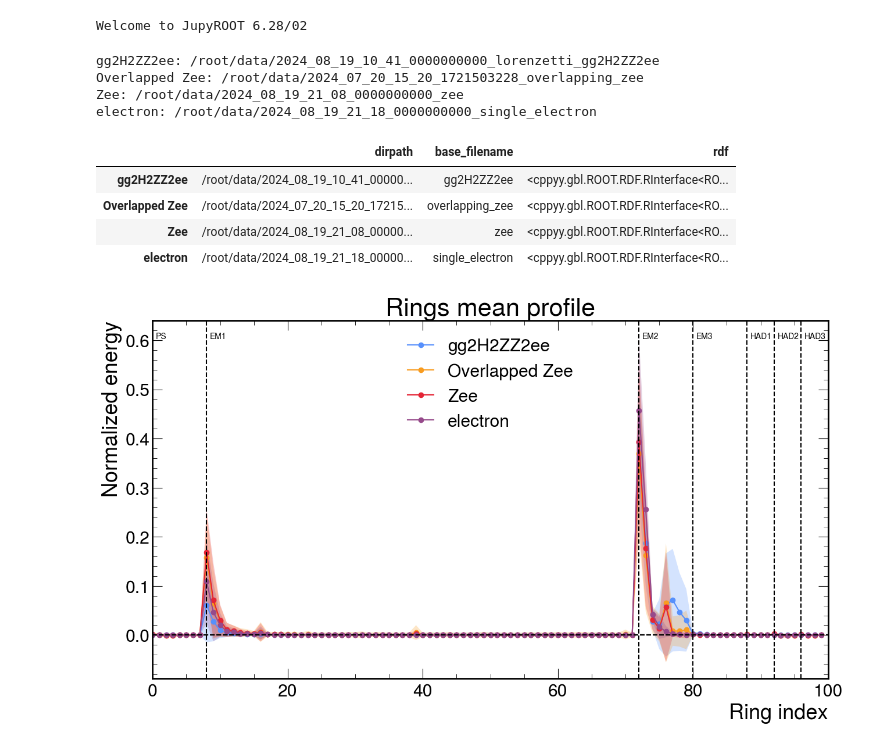
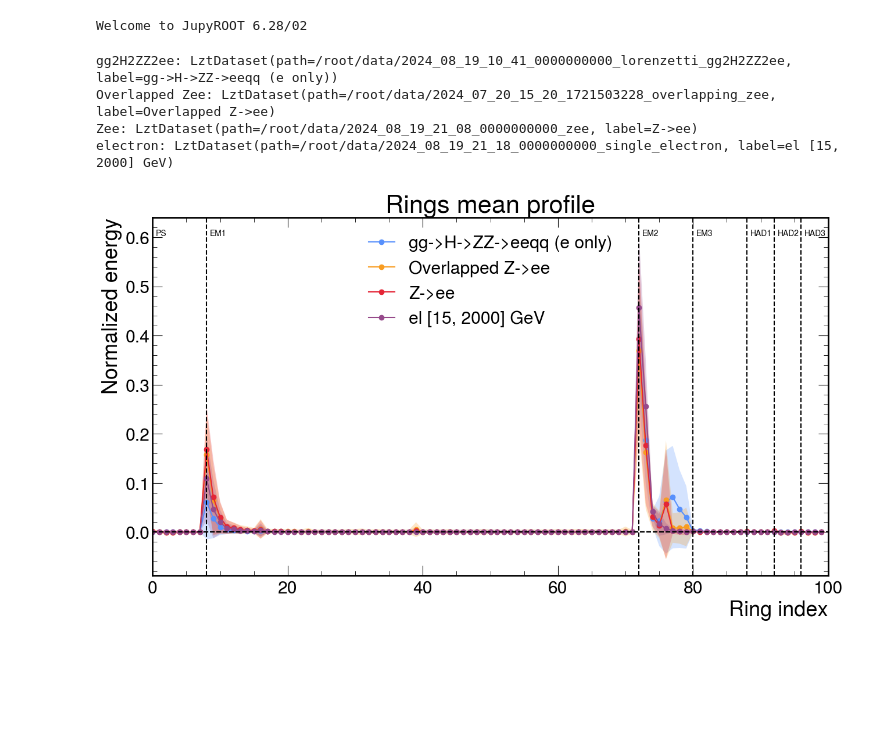
Before and after one commit to lucasbanunes/boosted-lorenzetti, a Jupyter notebook: ring_profiles.ipynb, the cells around one changed output. Saved outputs shown, nothing was run; the diff lists cells and outputs as text; code cells hidden in the pictures; blank space fills up the shorter version.

Commit message:
Updates profiles.ipynb with dataset objects

```diff
--- a/ring_profiles.ipynb
+++ b/ring_profiles.ipynb
@@ -17,54 +20,33 @@ Module libc not found.
 Welcome to JupyROOT 6.28/02
 # %%
 properties = ['dirpath', 'base_filename', 'rdf']
-datasets = pd.DataFrame(columns=properties)
-datasets.loc['gg2H2ZZ2ee'] = {
-    'dirpath': '/root/data/2024_08_19_10_41_0000000000_lorenzetti_gg2H2ZZ2ee',
-    'base_filename': 'gg2H2ZZ2ee',
-}
-datasets.loc['Overlapped Zee'] = {
-    'dirpath': '/root/data/2024_07_20_15_20_1721503228_overlapping_zee',
-    'base_filename': 'overlapping_zee'
-}
-datasets.loc['Zee'] = {
-    'dirpath': '/root/data/2024_08_19_21_08_0000000000_zee',
-    'base_filename': 'zee'
-}
-datasets.loc['electron'] = {
-    'dirpath': '/root/data/2024_08_19_21_18_0000000000_single_electron',
-    'base_filename': 'single_electron'
-}
+datasets: Dict[str, LztDataset] = OrderedDict()
+datasets['gg2H2ZZ2ee'] = LztDataset.from_dir('/root/data/2024_08_19_10_41_0000000000_lorenzetti_gg2H2ZZ2ee')
+datasets['Overlapped Zee'] = LztDataset.from_dir('/root/data/2024_07_20_15_20_1721503228_overlapping_zee')
+datasets['Zee'] = LztDataset.from_dir('/root/data/2024_08_19_21_08_0000000000_zee')
+datasets['electron'] = LztDataset.from_dir('/root/data/2024_08_19_21_18_0000000000_single_electron')
 pdfs = {}
-for label, row in datasets.iterrows():
-    rdf = ROOT.RDataFrame(
-        'events', os.path.join(row['dirpath'], 'NTUPLE', f"{row['base_filename']}.NTUPLE.root")
-    )
+for ds_name, dataset in datasets.items():
+    rdf = dataset.get_ntuple_rdf()
     rings_cols, rdf = open_vector('rings', N_RINGS, rdf)
     column_names = get_column_names(rdf)
     pdf = rdf_to_pandas(rdf, [name for name in column_names if name != 'rings'], nrows=-1)
-    datasets.loc[label, 'rdf'] = rdf
-    pdfs[label] = pdf
-    print(f"{label}: {row['dirpath']}")
-datasets.head()
+    pdfs[ds_name] = pdf
+    print(f"{ds_name}: {dataset}")
 # %% [output]
-gg2H2ZZ2ee: /root/data/2024_08_19_10_41_0000000000_lorenzetti_gg2H2ZZ2ee
-Overlapped Zee: /root/data/2024_07_20_15_20_1721503228_overlapping_zee
-Zee: /root/data/2024_08_19_21_08_0000000000_zee
-electron: /root/data/2024_08_19_21_18_0000000000_single_electron
+gg2H2ZZ2ee: LztDataset(path=/root/data/2024_08_19_10_41_0000000000_lorenzetti_gg2H2ZZ2ee, label=gg->H->ZZ->eeqq (e only))
+Overlapped Zee: LztDataset(path=/root/data/2024_07_20_15_20_1721503228_overlapping_zee, label=Overlapped Z->ee)
+Zee: LztDataset(path=/root/data/2024_08_19_21_08_0000000000_zee, label=Z->ee)
+electron: LztDataset(path=/root/data/2024_08_19_21_18_0000000000_single_electron, label=el [15, 2000] GeV)
-|  | dirpath | base_filename | rdf |
-| gg2H2ZZ2ee | /root/data/2024_08_19_10_41_00000... | gg2H2ZZ2ee | <cppyy.gbl.ROOT.RDF.RInterface<RO... |
-| Overlapped Zee | /root/data/2024_07_20_15_20_17215... | overlapping_zee | <cppyy.gbl.ROOT.RDF.RInterface<RO... |
-| Zee | /root/data/2024_08_19_21_08_00000... | zee | <cppyy.gbl.ROOT.RDF.RInterface<RO... |
-| electron | /root/data/2024_08_19_21_18_00000... | single_electron | <cppyy.gbl.ROOT.RDF.RInterface<RO... |
 # %%
-output_dir = '/root/data/plots'
+output_dir = '/root/data/dataset_comparisons'
 os.makedirs(output_dir, exist_ok=True)
 # %%
 fig, ax = plt.subplots(figsize=(15, 8))
 n_datasets = len(datasets)
-for i, (label, row) in enumerate(datasets.iterrows()):
-    pdf = pdfs[label]
-    hplt.plot_rings_profile(pdf[rings_cols], ax, normalize=True, label=label, add_rings_labels=(i ==  n_datasets-1))
+for i, (ds_name, ds) in enumerate(datasets.items()):
+    pdf = pdfs[ds_name]
+    hplt.plot_rings_profile(pdf[rings_cols], ax, normalize=True, label=ds.label, add_rings_labels=(i ==  n_datasets-1))
 fig.savefig(os.path.join(output_dir, 'rings_profile_comparison.png'), bbox_inches='tight', dpi=300)
 # %% [output]
-[figure, old version]
+[figure, new version]
```
Also changed, not shown: parts of 1 cell of this notebook, 1 other file.
